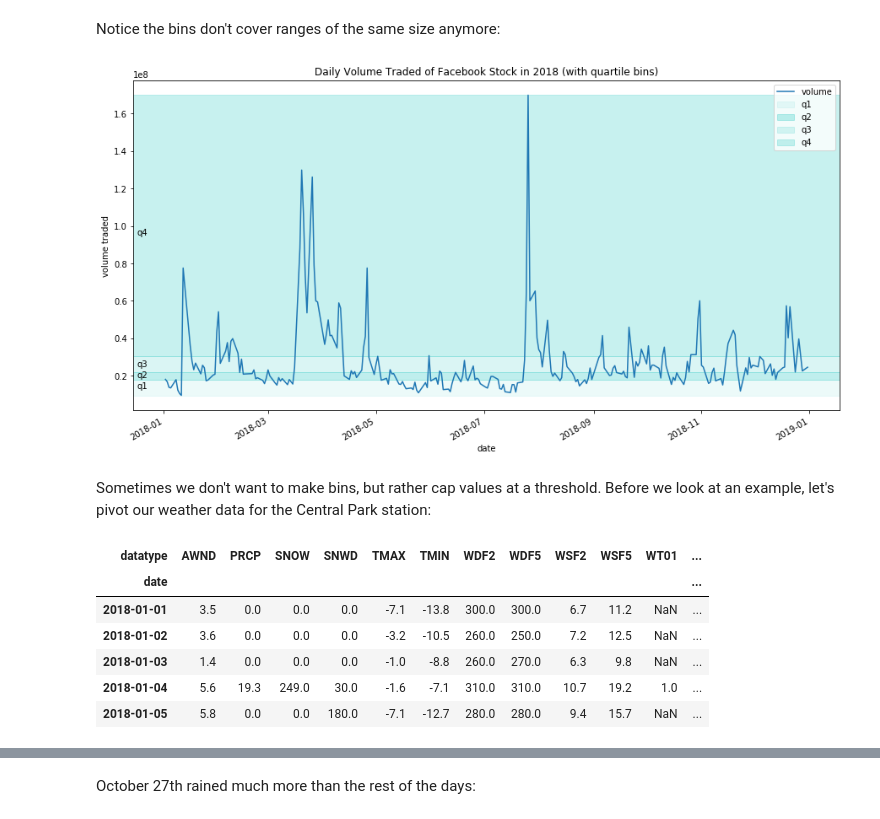
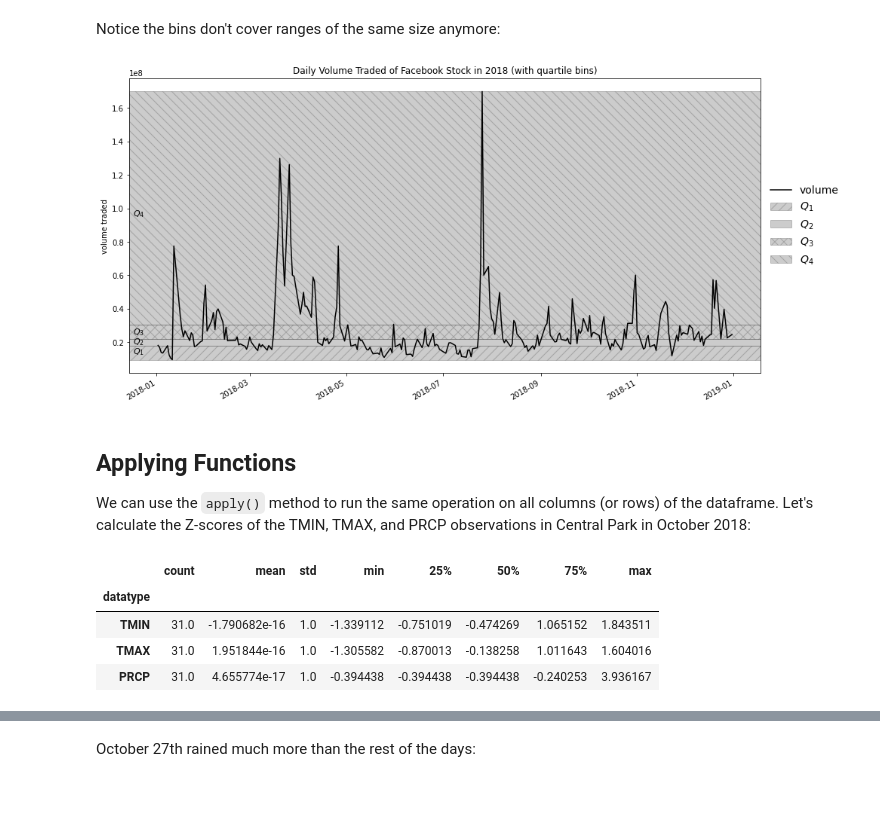
Before and after one commit to stefmolin/Hands-On-Data-Analysis-with-Pandas-2nd-edition, a Jupyter notebook: ch_04/2-dataframe_operations.ipynb, the cells around one changed output, grey strips where cells are left out. Saved outputs shown, nothing was run; the diff lists cells and outputs as text; code cells hidden in the pictures; blank space fills up the shorter version.

Commit message:
Redo binning plots for better readability in black and white

```diff
--- a/ch_04/2-dataframe_operations.ipynb
+++ b/ch_04/2-dataframe_operations.ipynb
@@ -159,15 +159,19 @@ Since most days have similar volume, but a few are very large, we have very wide
 # %%
 import matplotlib.pyplot as plt
 # %%
-fb.plot(y='volume', figsize=(15, 3), title='Daily Volume Traded of Facebook Stock in 2018 (with bins)')
+ax = fb.plot(
+    y='volume', figsize=(15, 3), color='black',
+    title='Daily Volume Traded of Facebook Stock in 2018 (with bins)')
 
-for bin_name, alpha, bounds in zip(
-    ['low', 'med', 'high'], [0.1, 0.2, 0.3], pd.cut(fb.volume, bins=3).unique().categories.values
+for bin_name, hatch, bounds in zip(
+    ['low', 'med', 'high'],
+    ['///', '', '\\\\\\'],
+    pd.cut(fb.volume, bins=3).unique().categories.values
 ):
-    plt.axhspan(bounds.left, bounds.right, alpha=alpha, label=bin_name, color='mediumturquoise')
-    plt.annotate(bin_name, xy=('2017-12-17', (bounds.left + bounds.right)/2.1))
+    plt.axhspan(bounds.left, bounds.right, alpha=0.2, label=bin_name, hatch=hatch, color='black')
+    plt.annotate(bin_name, xy=('2017-12-17', (bounds.left + bounds.right) / 2.1))
 
-plt.ylabel('volume traded')
-plt.legend()
+ax.set(xlabel='', ylabel='volume traded')
+plt.legend(bbox_to_anchor=(1, 0.75), frameon=False)
 plt.show()
 # %% [output]
@@ -186,30 +190,38 @@ Name: volume, dtype: int64
 # %% [markdown]
 Notice the bins don't cover ranges of the same size anymore:
 # %%
-fb.plot(y='volume', figsize=(15, 8), title='Daily Volume Traded of Facebook Stock in 2018 (with quartile bins)')
+ax = fb.plot(
+    y='volume', figsize=(15, 8), color='black',
+    title='Daily Volume Traded of Facebook Stock in 2018 (with quartile bins)')
 
-for bin_name, alpha, bounds in zip(
-    ['q1', 'q2', 'q3', 'q4'], [0.1, 0.35, 0.2, 0.3], pd.qcut(fb.volume, q=4).unique().categories.values
+for bin_name, hatch, bounds in zip(
+    [r'$Q_1$', r'$Q_2$', r'$Q_3$', r'$Q_4$'],
+    ['//', '', '/\\/\\', '\\\\'],
+    pd.qcut(fb.volume, q=4).unique().categories.values
 ):
-    plt.axhspan(bounds.left, bounds.right, alpha=alpha, label=bin_name, color='mediumturquoise')
-    plt.annotate(bin_name, xy=('2017-12-17', (bounds.left + bounds.right)/2.1))
+    plt.axhspan(bounds.left, bounds.right, alpha=0.2, label=bin_name, hatch=hatch, color='black')
+    plt.annotate(bin_name, xy=('2017-12-17', (bounds.left + bounds.right) / 2.1), fontsize=11)
 
-plt.ylabel('volume traded')
-plt.legend()
+ax.set(xlabel='', ylabel='volume traded')
+plt.legend(bbox_to_anchor=(1, 0.67), frameon=False, fontsize=14)
 plt.show()
 # %% [output]
-[figure, old version]
+[figure, new version]
-# %% [markdown]
-Sometimes we don't want to make bins, but rather cap values at a threshold. Before we look at an example, let's pivot our weather data for the Central Park station:
+# %% [markdown]
+## Applying Functions
+We can use the `apply()` method to run the same operation on all columns (or rows) of the dataframe. Let's calculate the Z-scores of the TMIN, TMAX, and PRCP observations in Central Park in October 2018:
 # %%
 central_park_weather = weather.query(
     'station == "GHCND:USW00094728"'
 ).pivot(index='date', columns='datatype', values='value')
+
+oct_weather_z_scores = central_park_weather.loc[
+    '2018-10', ['TMIN', 'TMAX', 'PRCP']
+].apply(lambda x: x.sub(x.mean()).div(x.std()))
+oct_weather_z_scores.describe().T
 # %% [output]
-| datatype | AWND | PRCP | SNOW | SNWD | TMAX | TMIN | WDF2 | WDF5 | WSF2 | WSF5 | WT01 | ... |
-| date |  |  |  |  |  |  |  |  |  |  |  | ... |
-| 2018-01-01 | 3.5 | 0.0 | 0.0 | 0.0 | -7.1 | -13.8 | 300.0 | 300.0 | 6.7 | 11.2 | NaN | ... |
-| 2018-01-02 | 3.6 | 0.0 | 0.0 | 0.0 | -3.2 | -10.5 | 260.0 | 250.0 | 7.2 | 12.5 | NaN | ... |
-| 2018-01-03 | 1.4 | 0.0 | 0.0 | 0.0 | -1.0 | -8.8 | 260.0 | 270.0 | 6.3 | 9.8 | NaN | ... |
-| 2018-01-04 | 5.6 | 19.3 | 249.0 | 30.0 | -1.6 | -7.1 | 310.0 | 310.0 | 10.7 | 19.2 | 1.0 | ... |
-| 2018-01-05 | 5.8 | 0.0 | 0.0 | 180.0 | -7.1 | -12.7 | 280.0 | 280.0 | 9.4 | 15.7 | NaN | ... |
+|  | count | mean | std | min | 25% | 50% | 75% | max |
+| datatype |  |  |  |  |  |  |  |  |
+| TMIN | 31.0 | -1.790682e-16 | 1.0 | -1.339112 | -0.751019 | -0.474269 | 1.065152 | 1.843511 |
+| TMAX | 31.0 | 1.951844e-16 | 1.0 | -1.305582 | -0.870013 | -0.138258 | 1.011643 | 1.604016 |
+| PRCP | 31.0 | 4.655774e-17 | 1.0 | -0.394438 | -0.394438 | -0.394438 | -0.240253 | 3.936167 |
```
Also changed, not shown: parts of 19 cells of this notebook.
